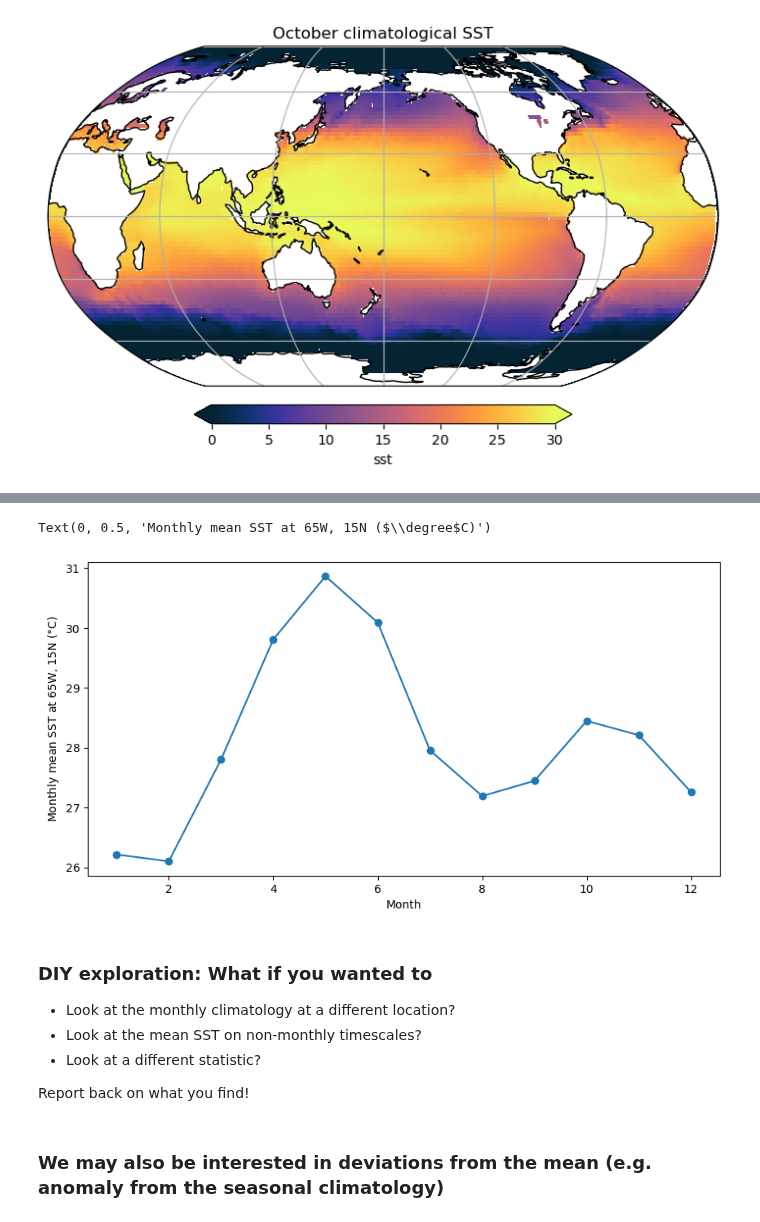
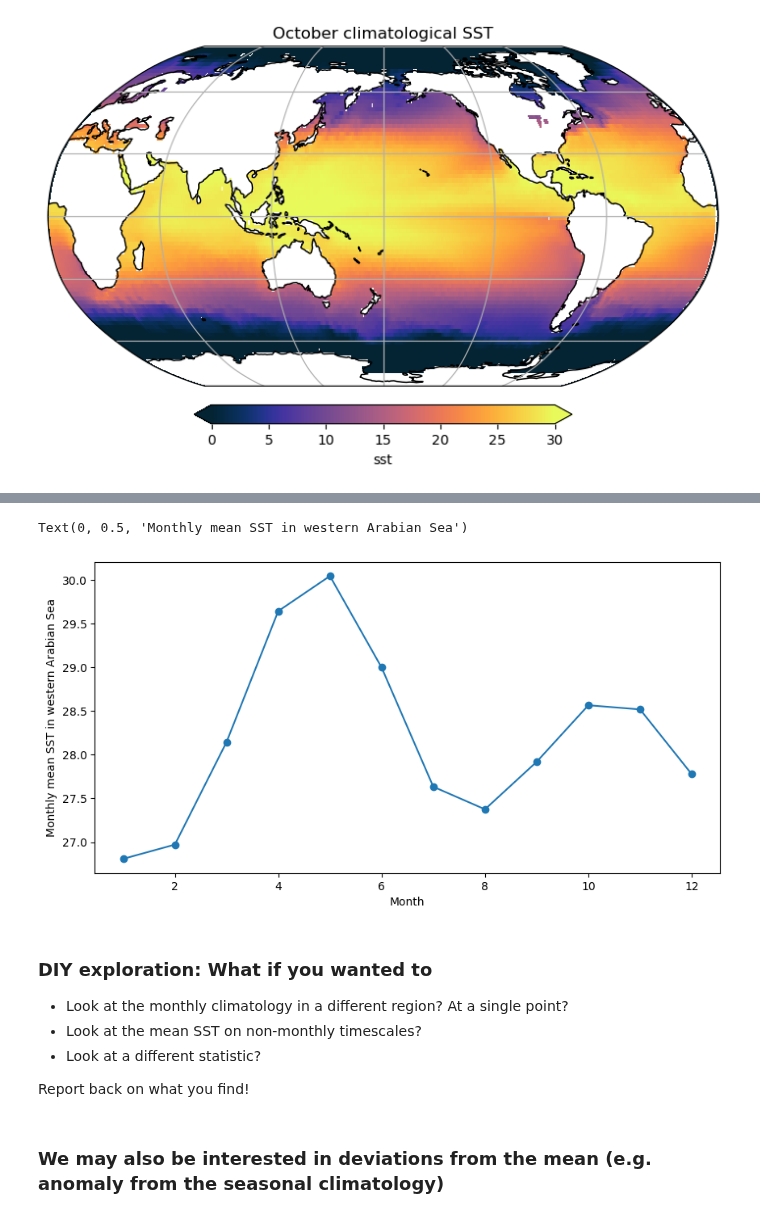
Before and after one commit to anthony-meza/PO_HPC_Workshop, a Jupyter notebook: workshop_examples/Example_1.ipynb, the cells around one changed output, grey strips where cells are left out. Cells and saved outputs as stored; diff of their text form; code cells hidden in the pictures.

```diff
--- a/workshop_examples/Example_1.ipynb
+++ b/workshop_examples/Example_1.ipynb
@@ -64,0 +79,10 @@ Text(0.5, 1.0, 'October climatological SST')
+# %%
+### How can we subset our dataset to this region?
+
+lat_bounds = (0, 20)
+lon_bounds = (40, 70)
+
+ds.sel(lat=slice(lat_bounds[0], lat_bounds[1]), lon=slice(lon_bounds[0], lon_bounds[1]))
+
+# ds.sel(lat=slice(lat_bounds[0], lat_bounds[1]), lon=slice(lon_bounds[0], lon_bounds[1]),
+#       time=slice('2020-01-01','2022-01-01'))
@@ -65,20 +100,24 @@ Text(0.5, 1.0, 'October climatological SST')
 # %%
-### Picking a point in the Arabian Sea to look at timeseries of the seasonal climatology
-plon, plat = 65, 15
+### Picking a region in the Arabian Sea to look at timeseries of the seasonal climatology
+### Plotting as line plot for mean of data
+
 
 monthly_climatology = ds.sst.groupby('time.month').mean()
 
 plt.figure(figsize=(10,5))
-plt.plot(np.arange(1, 13), monthly_climatology.sel(lat=plat, lon=plon))
-plt.scatter(np.arange(1, 13), monthly_climatology.sel(lat=plat, lon=plon))
+plt.plot(np.arange(1, 13), monthly_climatology.sel(lat=slice(lat_bounds[0], lat_bounds[1]),
+                                                   lon=slice(lon_bounds[0], lon_bounds[1])).mean(['lon','lat']))
+
+plt.scatter(np.arange(1, 13), monthly_climatology.sel(lat=slice(lat_bounds[0], lat_bounds[1]),
+                                                   lon=slice(lon_bounds[0], lon_bounds[1])).mean(['lon','lat']))
 plt.xlabel('Month')
-plt.ylabel(f'Monthly mean SST at {plon}W, {plat}N'+r' ($\degree$C)')
+plt.ylabel(f'Monthly mean SST in western Arabian Sea')
 # %% [output]
-Text(0, 0.5, 'Monthly mean SST at 65W, 15N ($\\degree$C)')
+Text(0, 0.5, 'Monthly mean SST in western Arabian Sea')
-[figure, old version]
+[figure, new version]
 # %% [markdown]
 ### DIY exploration: What if you wanted to
-- Look at the monthly climatology at a different location?
+- Look at the monthly climatology in a different region? At a single point?
 - Look at the mean SST on non-monthly timescales?
 - Look at a different statistic?
 
```
Also changed, not shown: parts of 9 cells of this notebook.
